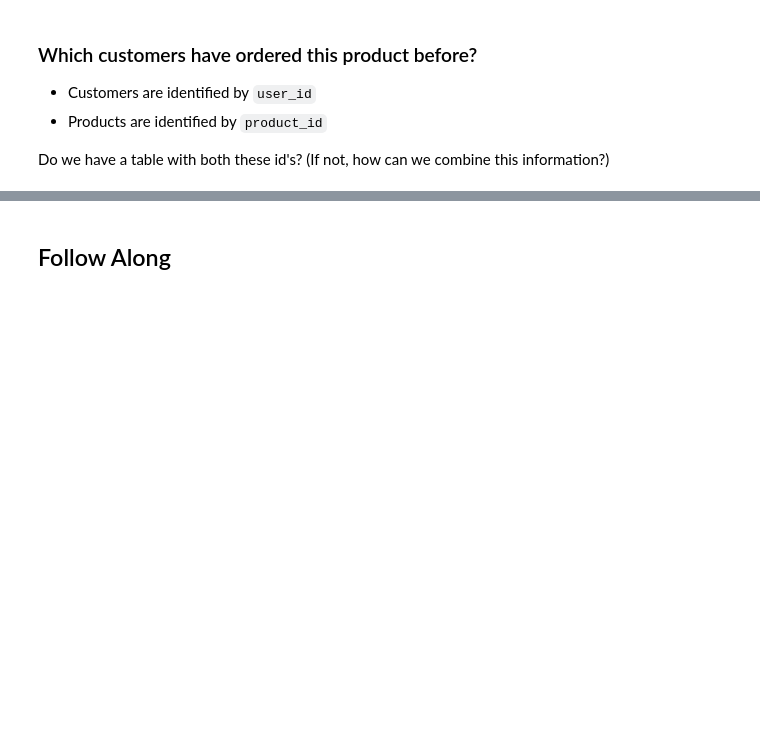
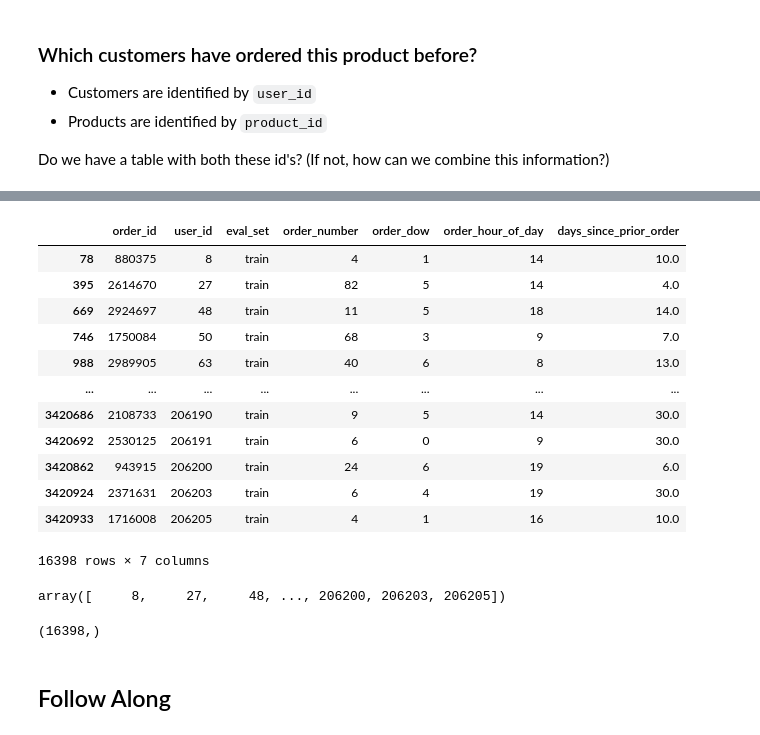
Before and after one commit to bloominstituteoftechnology/DS-Unit-2-Applied-Modeling, a Jupyter notebook: module2-wrangle-ml-datasets/LS_DS_232.ipynb, the cells around one changed output, grey strips where cells are left out. Drawn from its saved outputs; the diff is of its cells as text; code cells hidden in the pictures; blank space fills up the shorter version.

```diff
--- a/module2-wrangle-ml-datasets/LS_DS_232.ipynb
+++ b/module2-wrangle-ml-datasets/LS_DS_232.ipynb
@@ -260,0 +279,3 @@ Do we have a table with both these id's? (If not, how can we combine this inform
+# %%
+orders = pd.read_csv('orders.csv')
+orders.head()
@@ -261,3 +304,29 @@ Do we have a table with both these id's? (If not, how can we combine this inform
+# %%
+banana_orders = orders[orders['order_id'].isin(banana_order_id)]
+banana_orders
+# %% [output]
+|  | order_id | user_id | eval_set | order_number | order_dow | order_hour_of_day | days_since_prior_order |
+| 78 | 880375 | 8 | train | 4 | 1 | 14 | 10.0 |
+| 395 | 2614670 | 27 | train | 82 | 5 | 14 | 4.0 |
+| 669 | 2924697 | 48 | train | 11 | 5 | 18 | 14.0 |
+| 746 | 1750084 | 50 | train | 68 | 3 | 9 | 7.0 |
+| 988 | 2989905 | 63 | train | 40 | 6 | 8 | 13.0 |
+| ... | ... | ... | ... | ... | ... | ... | ... |
+| 3420686 | 2108733 | 206190 | train | 9 | 5 | 14 | 30.0 |
+| 3420692 | 2530125 | 206191 | train | 6 | 0 | 9 | 30.0 |
+| 3420862 | 943915 | 206200 | train | 24 | 6 | 19 | 6.0 |
+| 3420924 | 2371631 | 206203 | train | 6 | 4 | 19 | 30.0 |
+| 3420933 | 1716008 | 206205 | train | 4 | 1 | 16 | 10.0 |
+16398 rows × 7 columns
+# %%
+banana_user_id = banana_orders['user_id'].unique()
+banana_user_id
+# %% [output]
+array([     8,     27,     48, ..., 206200, 206203, 206205])
+# %%
+banana_user_id.shape
+# %% [output]
+(16398,)
 # %% [markdown]
 ## Follow Along
 # %% [markdown]
```
Also changed, not shown: parts of 4 cells of this notebook.
